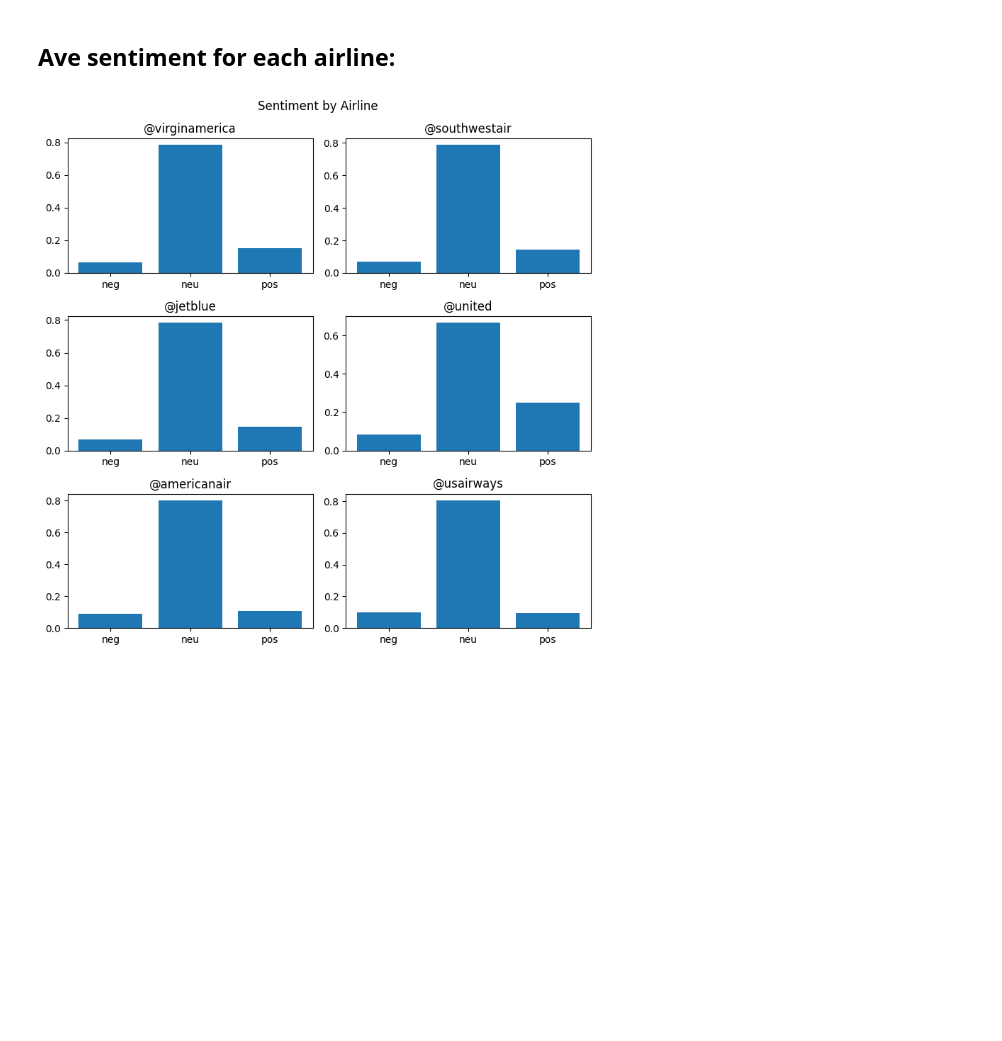
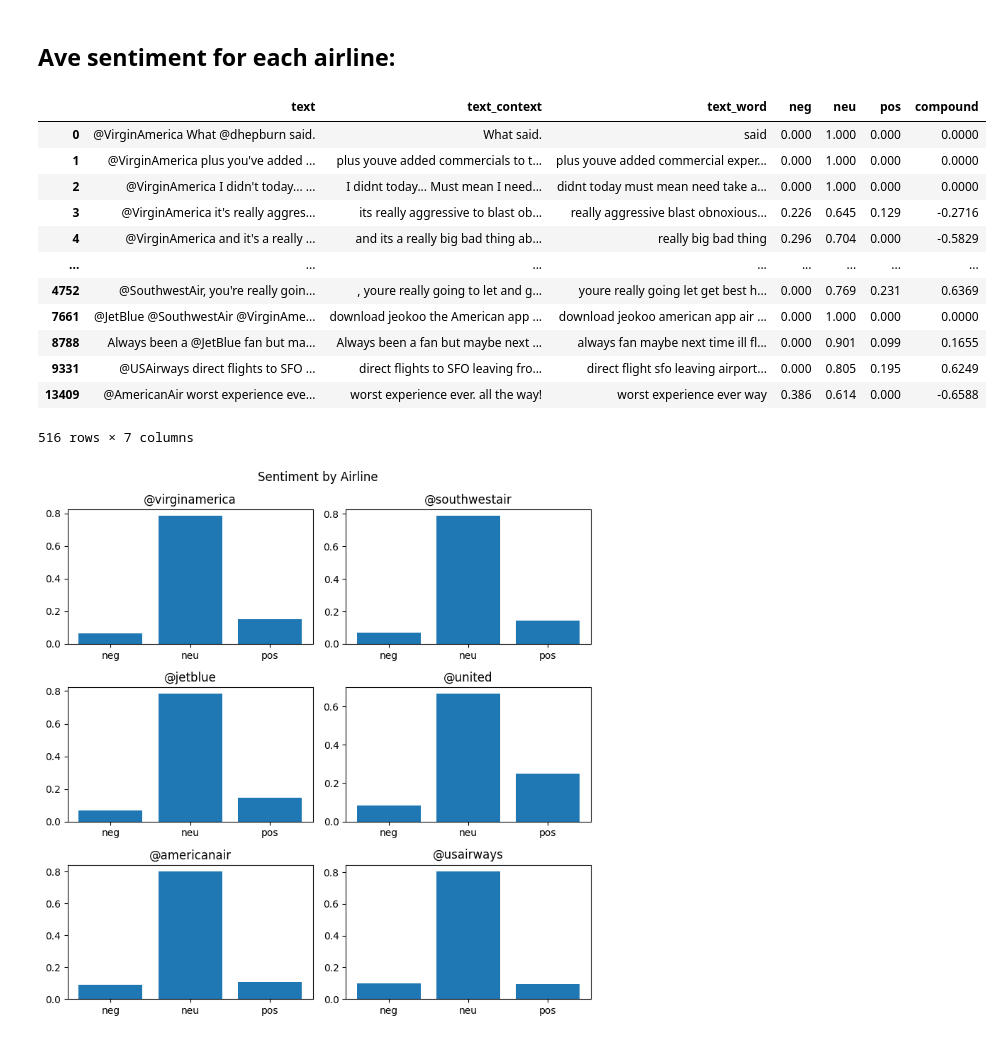
Before and after one commit to temujin-lampasa/social_computing, a Jupyter notebook: notebooks/analyzing_airline_tweets.ipynb, the cells around one changed output. Cells and saved outputs as stored; diff of their text form; code cells hidden in the pictures; blank space fills up the shorter version.

```diff
--- a/notebooks/analyzing_airline_tweets.ipynb
+++ b/notebooks/analyzing_airline_tweets.ipynb
@@ -264,6 +293,22 @@ plt.show()
 [figure]
 # %% [markdown]
 ## Ave sentiment for each airline:
+# %%
+tweets_by_airline['@virginamerica']
+# %% [output]
+|  | text | text_context | text_word | neg | neu | pos | compound |
+| 0 | @VirginAmerica What @dhepburn said. | What said. | said | 0.000 | 1.000 | 0.000 | 0.0000 |
+| 1 | @VirginAmerica plus you've added ... | plus youve added commercials to t... | plus youve added commercial exper... | 0.000 | 1.000 | 0.000 | 0.0000 |
+| 2 | @VirginAmerica I didn't today... ... | I didnt today... Must mean I need... | didnt today must mean need take a... | 0.000 | 1.000 | 0.000 | 0.0000 |
+| 3 | @VirginAmerica it's really aggres... | its really aggressive to blast ob... | really aggressive blast obnoxious... | 0.226 | 0.645 | 0.129 | -0.2716 |
+| 4 | @VirginAmerica and it's a really ... | and its a really big bad thing ab... | really big bad thing | 0.296 | 0.704 | 0.000 | -0.5829 |
+| ... | ... | ... | ... | ... | ... | ... | ... |
+| 4752 | @SouthwestAir, you're really goin... | , youre really going to let and g... | youre really going let get best h... | 0.000 | 0.769 | 0.231 | 0.6369 |
+| 7661 | @JetBlue @SouthwestAir @VirginAme... | download jeokoo the American app ... | download jeokoo american app air ... | 0.000 | 1.000 | 0.000 | 0.0000 |
+| 8788 | Always been a @JetBlue fan but ma... | Always been a fan but maybe next ... | always fan maybe next time ill fl... | 0.000 | 0.901 | 0.099 | 0.1655 |
+| 9331 | @USAirways direct flights to SFO ... | direct flights to SFO leaving fro... | direct flight sfo leaving airport... | 0.000 | 0.805 | 0.195 | 0.6249 |
+| 13409 | @AmericanAir worst experience eve... | worst experience ever. all the way! | worst experience ever way | 0.386 | 0.614 | 0.000 | -0.6588 |
+516 rows × 7 columns
 # %%
 # Group the tweets together according to airline
 # Note: This approach isn't perfect
```
Also changed, not shown: parts of 11 cells of this notebook, 1 other file.
